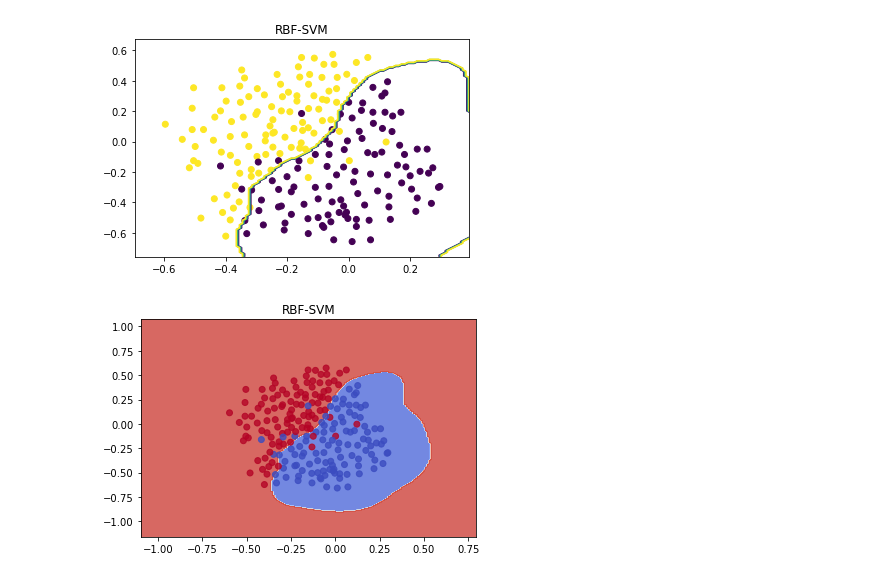
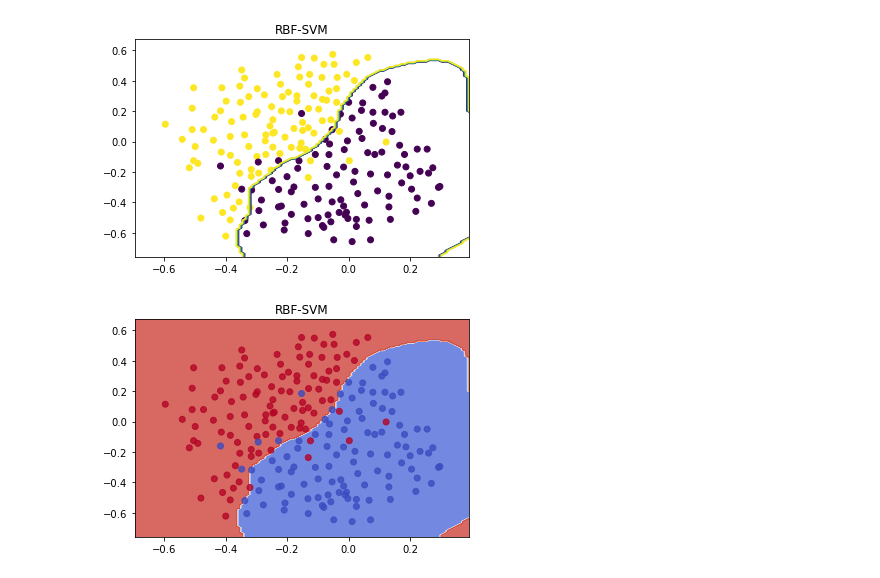
Before and after one commit to TingNie/Coursera-ML-using-matlab-python, a Jupyter notebook: svm.ipynb, the cells around one changed output. Cells and saved outputs as stored; diff of their text form; code cells hidden in the pictures.

```diff
--- a/svm.ipynb
+++ b/svm.ipynb
@@ -48,11 +48,11 @@ print "the accuracy of train data set : ",acc_train
 the accuracy of train data set :  0.980392156863
 # %%
 # 咱们先定义一个函数来画决策边界
-def plot_decision_boundary1(pred_func,X,y):
+def plot_decision_boundary1(pred_func,X,y,gap):
 
-    # 设定最大最小值，附加一点点边缘填充
-    x_min, x_max = X[:, 0].min() - 0.1, X[:, 0].max() + 0.1
-    y_min, y_max = X[:, 1].min() - 0.1, X[:, 1].max() + 0.1
+    # 设定最大最小值，附加一点点gap,进行边缘填充
+    x_min, x_max = X[:, 0].min() - gap, X[:, 0].max() + gap
+    y_min, y_max = X[:, 1].min() - gap, X[:, 1].max() + gap
     h = 0.01
 
     xx, yy = np.meshgrid(np.arange(x_min, x_max, h), np.arange(y_min, y_max, h))
@@ -67,11 +67,11 @@ def plot_decision_boundary1(pred_func,X,y):
     plt.scatter(X[:, 0], X[:, 1], c=y)
 
     # 咱们先顶一个函数来画决策边界
-def plot_decision_boundary(pred_func,X,y):
+def plot_decision_boundary(pred_func,X,y,gap):
 
-    # 设定最大最小值，附加一点点边缘填充
-    x_min, x_max = X[:, 0].min() - .5, X[:, 0].max() + .5
-    y_min, y_max = X[:, 1].min() - .5, X[:, 1].max() + .5
+    # 设定最大最小值，附加一点点gap,进行边缘填充
+    x_min, x_max = X[:, 0].min() - gap, X[:, 0].max() + gap
+    y_min, y_max = X[:, 1].min() - gap, X[:, 1].max() + gap
     h = 0.01
 
     xx, yy = np.meshgrid(np.arange(x_min, x_max, h), np.arange(y_min, y_max, h))
@@ -201,8 +215,8 @@ plt.show()
 [figure]
 # %%
 #可视化一下
-plot_decision_boundary(lambda x:clf3.predict(x),X3,y3)
+plot_decision_boundary(lambda x:clf3.predict(x),X3,y3,0.1)
 plt.title("RBF-SVM")
 plt.show()
 # %% [output]
-[figure, old version]
+[figure, new version]
```
Also changed, not shown: parts of 5 cells of this notebook.
